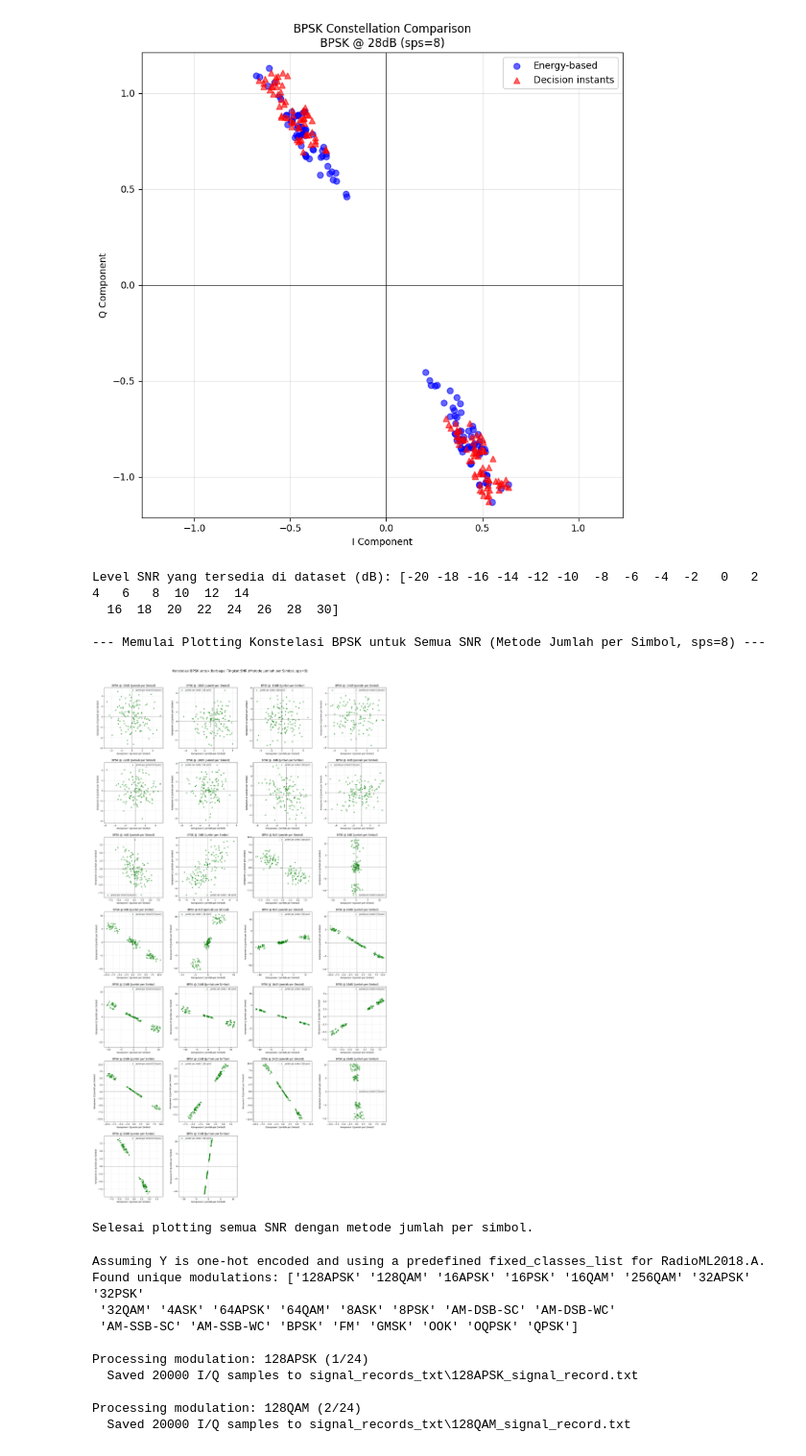
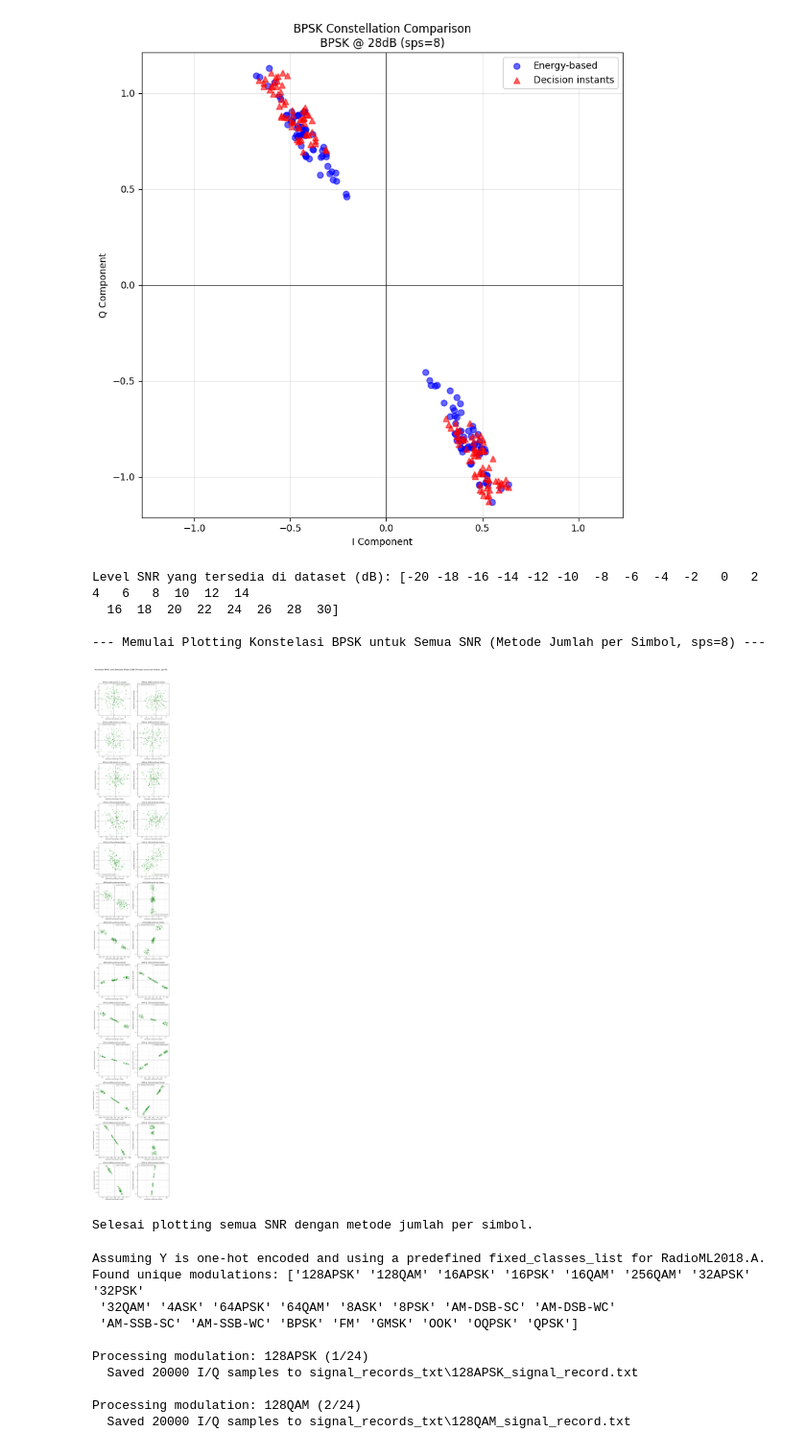
Before and after one commit to aliftffd/AMC_notebook, a Jupyter notebook: notebook_for_windows_with_dataset_on_wsl2/windows_running_dataset_explorer.ipynb, the cells around one changed output. Shown at 96% size. Cells and saved outputs as stored; diff of their text form; code cells hidden in the pictures.

```diff
--- a/notebook_for_windows_with_dataset_on_wsl2/windows_running_dataset_explorer.ipynb
+++ b/notebook_for_windows_with_dataset_on_wsl2/windows_running_dataset_explorer.ipynb
@@ -1290,7 +1290,7 @@ if num_snrs == 0:
     print("Tidak ada level SNR yang ditemukan dalam dataset. Tidak ada yang bisa diplot.")
     exit()
 
-cols = 4
+cols = 2
 rows = math.ceil(num_snrs / cols)
 
 fig, axes = plt.subplots(rows, cols, figsize=(5 * cols, 5 * rows))
@@ -1334,34 +1334,34 @@ for i, snr_to_select in enumerate(all_snr_levels):
 
     if len(I_const) > 0:
         ax.scatter(I_const, Q_const, s=20, alpha=0.6, c='green', label=f'Jumlah per simbol ({len(I_const)} poin)')
         ax.set_title(f"{modulation_to_select} @ {snr_to_select}dB (Jumlah per Simbol)")
     else:
         ax.text(0.5, 0.5, "Tidak ada poin konstelasi\nuntuk diplot (Jumlah).",
                 horizontalalignment='center', verticalalignment='center', transform=ax.transAxes)
         ax.set_title(f"{modulation_to_select} @ {snr_to_select}dB (No Points)")
 
     ax.set_xlabel("Komponen I (Jumlah per Simbol)")
     ax.set_ylabel("Komponen Q (Jumlah per Simbol)")
     ax.axhline(0, color='black', lw=0.5)
     ax.axvline(0, color='black', lw=0.5)
     ax.grid(True, alpha=0.3)
     ax.axis('equal')
     if len(I_const) > 0: ax.legend(fontsize='small')
 
 for j in range(i + 1, len(axes)): # Mulai dari i+1, bukan num_snrs
     fig.delaxes(axes[j])
 
 plt.tight_layout(pad=2.0)
 plt.suptitle(f"Konstelasi {modulation_to_select} untuk Berbagai Tingkat SNR (Metode Jumlah per Simbol, sps={true_sps})", fontsize=16, y=1.02)
 plt.show()
 
 print("\nSelesai plotting semua SNR dengan metode jumlah per simbol.")
 # %% [output]
 Level SNR yang tersedia di dataset (dB): [-20 -18 -16 -14 -12 -10  -8  -6  -4  -2   0   2   4   6   8  10  12  14
   16  18  20  22  24  26  28  30]
 
 --- Memulai Plotting Konstelasi BPSK untuk Semua SNR (Metode Jumlah per Simbol, sps=8) ---
-[figure, old version]
+[figure, new version]
 Selesai plotting semua SNR dengan metode jumlah per simbol.
 # %%
 FILE_PATH = my_wsl_file_path_dataset  # Replace with your actual file path
```
Also changed, not shown: parts of 2 cells of this notebook.
